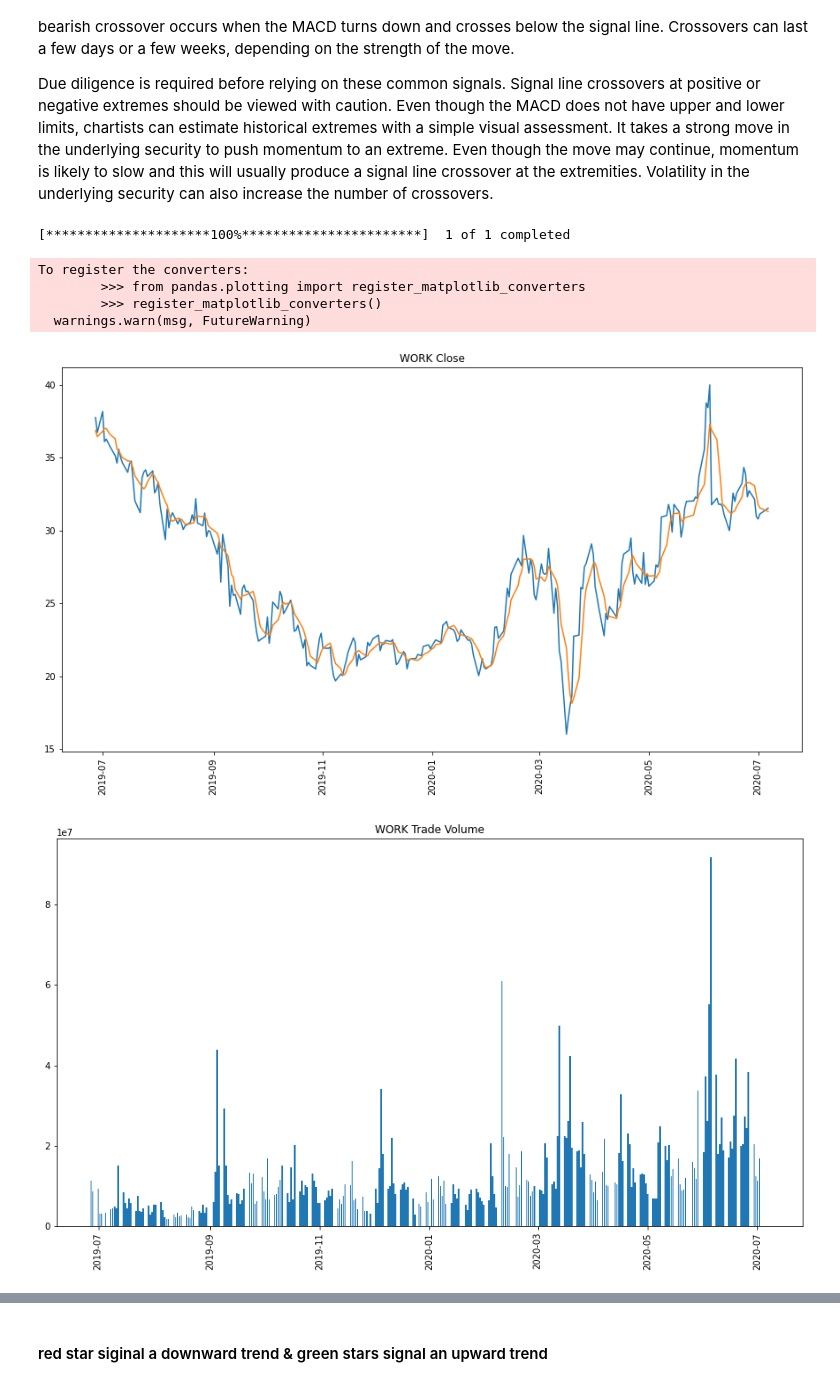
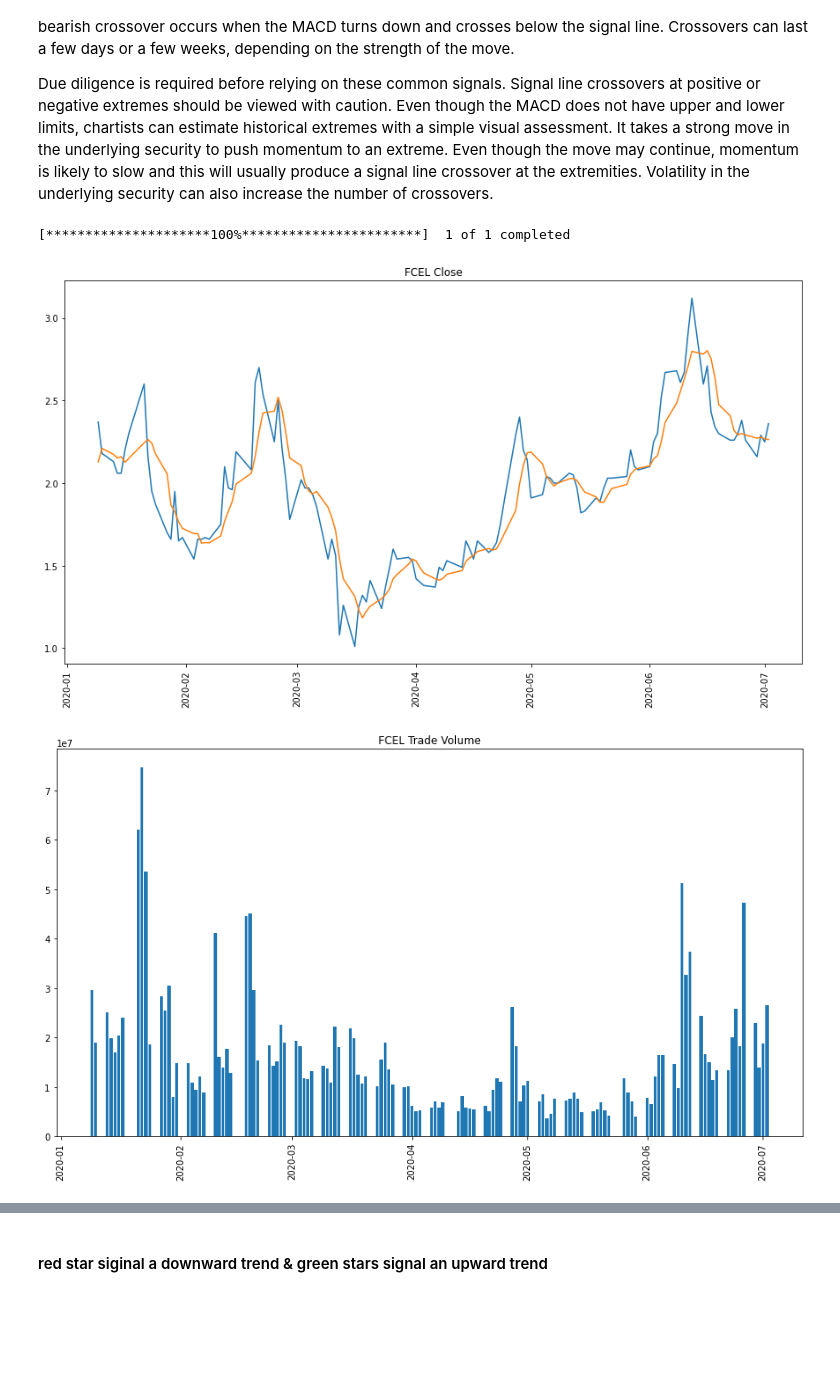
Before and after one commit to Mtaylert/Stock_Evaluation, a Jupyter notebook: StockEvaluations.ipynb, the cells around one changed output, grey strips where cells are left out. Cells and saved outputs as stored; diff of their text form; code cells hidden in the pictures; blank space fills up the shorter version.

```diff
--- a/StockEvaluations.ipynb
+++ b/StockEvaluations.ipynb
@@ -58,12 +58,9 @@ def generate_stock_data(start_date,end_date,ticker):
     data=data.reset_index()
     data=data.sort_values('Date')
     data=data[['Date','Open','Close','Volume','High','Low']]
-    min_by_min = get_quote_data_by_minute(symbol=ticker,data_range='1d', data_interval='1m')
-    min_by_min.columns=['Date','Open','High','Low','Close','Volume']
-    update = min_by_min.loc[min_by_min.shape[0]-1]
-    data=data.append(update)
 
 
+    data['ticker']=ticker
     min_by_min.loc[min_by_min.shape[0]-1]
     #extract day of the week
     mapping = {0:'Mon',1:'Tues',2:'Wed',3:'Thurs',4:'Fri',5:'Sat',6:'Sun'}
@@ -139,34 +136,30 @@ def generate_stock_data(start_date,end_date,ticker):
 
     return data
 # %%
-ticker='WORK'
-start = '2019-01-01'
+ticker='FCEL'
+start = '2020-01-01'
 SDOW = generate_stock_data(start,now,ticker)
 
 plt.figure(figsize=(15,8))
 plt.title('{} Close'.format(ticker))
 
 plt.plot(SDOW['Date'],SDOW['Open'])
 
 plt.plot(SDOW['Date'],SDOW['5Day_Moving_Average_Open'])
 
 plt.xticks(rotation=90)
 plt.show()
 #----------------------------------------------
 
 plt.figure(figsize=(15,8))
 plt.title('{} Trade Volume'.format(ticker))
 
 
 plt.bar(SDOW['Date'],SDOW['Volume'])
 
 plt.xticks(rotation=90)
 plt.show()
 # %% [output]
 [*********************100%***********************]  1 of 1 completed
-To register the converters:
-        >>> from pandas.plotting import register_matplotlib_converters
-        >>> register_matplotlib_converters()
-  warnings.warn(msg, FutureWarning)
-[figure, old version]
+[figure, new version]
-[figure, old version]
+[figure, new version]
```
Also changed, not shown: parts of 6 cells of this notebook, 1 other file.
